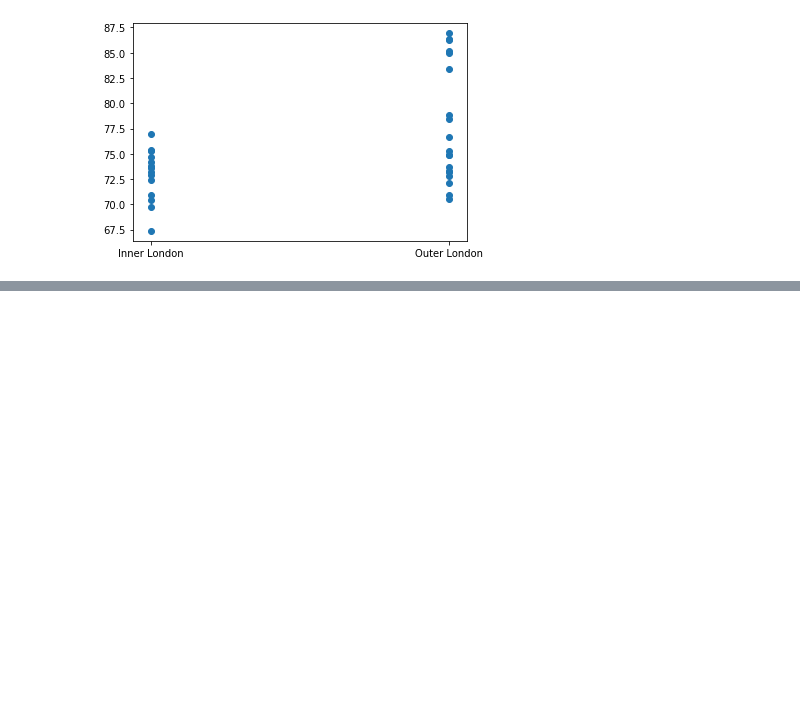
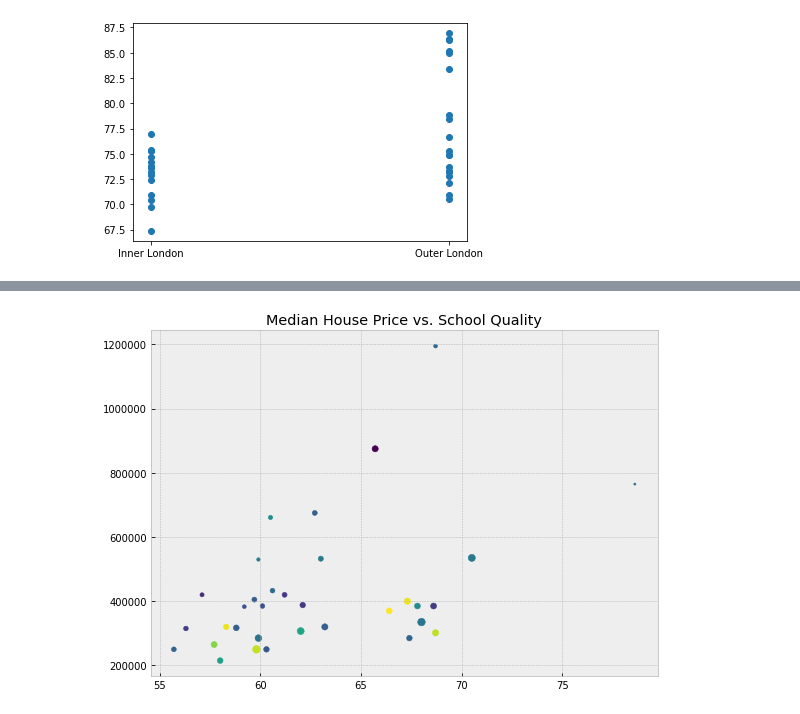
Before and after one commit to tinacliu/mod3_project, a Jupyter notebook: tina_data_loading.ipynb, the cells around one changed output, grey strips where cells are left out. Cells and saved outputs as stored; diff of their text form; code cells hidden in the pictures; blank space fills up the shorter version.

```diff
--- a/tina_data_loading.ipynb
+++ b/tina_data_loading.ipynb
@@ -128,0 +132,11 @@ borough with most green space versus least greenspace.
+# %%
+plt.style.use('bmh')
+fig = plt.figure(figsize = (20,14))
+
+ax1 = fig.add_subplot(221)
+plt.scatter(aqi.achievement, aqi.house_price, c=aqi.aqi_mean, s=aqi.greenspace)
+plt.title('Median House Price vs. School Quality')
+
+plt.show()
+# %% [output]
+[figure, added]
```
Also changed, not shown: parts of 18 cells of this notebook, 3 other files.
